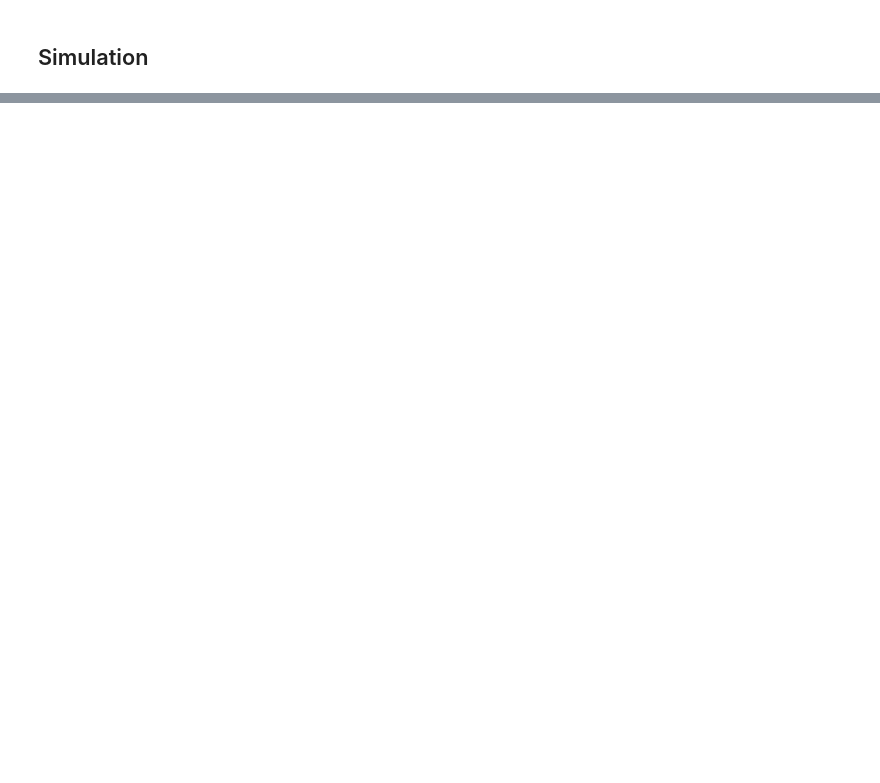
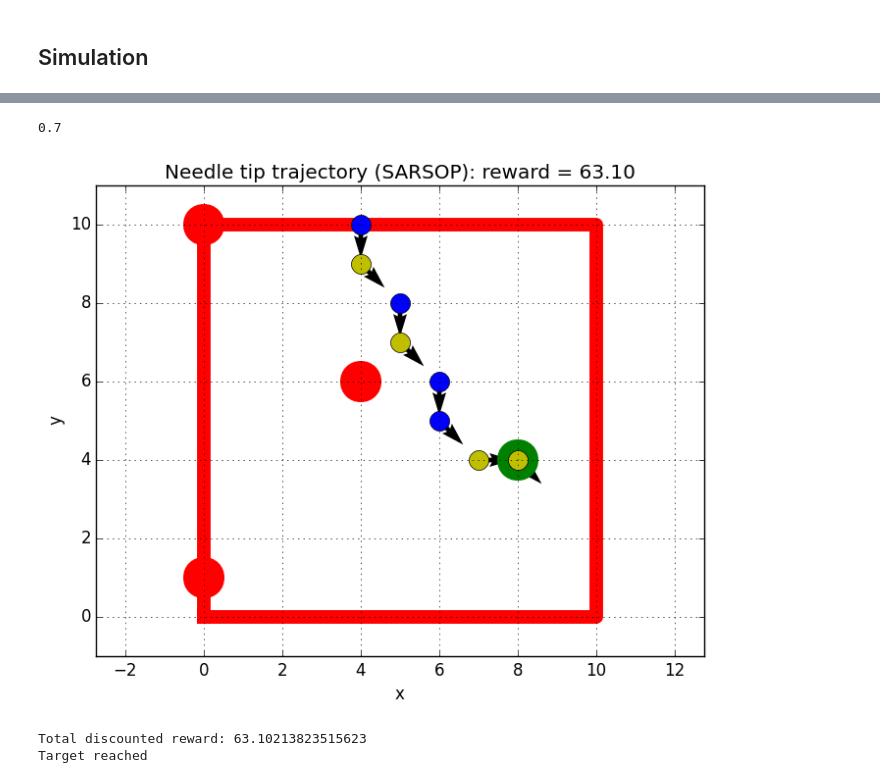
Before and after one commit to michaellin/NeedlePOMDP, a Jupyter notebook: project/NeedlePOMDPfrank.ipynb, the cells around one changed output, grey strips where cells are left out. Saved outputs shown, nothing was run; the diff lists cells and outputs as text; code cells hidden in the pictures; blank space fills up the shorter version.

```diff
--- a/project/NeedlePOMDPfrank.ipynb
+++ b/project/NeedlePOMDPfrank.ipynb
@@ -51,17 +51,24 @@ end
 function Needle(;sx::Int64 = 11, # size_x
                 sy::Int64 = 11, # size_y
                 spsi::Int64 = 8, # size_psi
-                rs::Vector{NeedleState} = [[NeedleState(5,4,psi) for psi = 1:spsi]; # target states
+#                 rs::Vector{NeedleState} = [[NeedleState(5,4,psi) for psi = 1:spsi]; # target states
+#                                             [NeedleState(4,6,psi) for psi = 1:spsi]; # obstacle states
+#                                             [NeedleState(6,6,psi) for psi = 1:spsi]; # obstacle states
+#                                             [NeedleState(7,4,psi) for psi = 1:spsi]; # obstacle states
+#                                             [NeedleState(0,y,psi) for y = 0:sy-1, psi = 3:7][:]; # boundary states
+#                                             [NeedleState(sx,y,psi) for y = 0:sy-1, psi = [1:3;7:spsi]][:];
+#                                             [NeedleState(x,0,psi) for x = 1:sx-2, psi = [5:spsi;1]][:];
+#                                             [NeedleState(x,sy,psi) for x = 1:sx-2, psi = 1:5][:]],
+#                 rv::Vector{Float64} = [fill(100.0,spsi); fill(-20.0,spsi*3); fill(-100,(2*sx+2*sy-4)*5)],
+                rs::Vector{NeedleState} = [[NeedleState(8,4,psi) for psi = 1:spsi]; # target states
                                             [NeedleState(4,6,psi) for psi = 1:spsi]; # obstacle states
-                                            [NeedleState(6,6,psi) for psi = 1:spsi]; # obstacle states
-                                            [NeedleState(7,4,psi) for psi = 1:spsi]; # obstacle states
                                             [NeedleState(0,y,psi) for y = 0:sy-1, psi = 3:7][:]; # boundary states
                                             [NeedleState(sx,y,psi) for y = 0:sy-1, psi = [1:3;7:spsi]][:];
                                             [NeedleState(x,0,psi) for x = 1:sx-2, psi = [5:spsi;1]][:];
                                             [NeedleState(x,sy,psi) for x = 1:sx-2, psi = 1:5][:]],
-                rv::Vector{Float64} = [fill(100.0,spsi); fill(-20.0,spsi*3); fill(-100,(2*sx+2*sy-4)*5)],
+                rv::Vector{Float64} = [fill(100.0,spsi); fill(-20.0,spsi); fill(-100,(2*sx+2*sy-4)*5)],
                 tp::Array{Float64} = [0.05, 0.9, 0.05, 0.0], # tprob
-                discount_factor::Float64 = 0.85)
+                discount_factor::Float64 = 0.95)
     return Needle(sx, sy, spsi, rs, rv, tp, discount_factor)
 end
 
@@ -563,6 +595,6 @@ using SARSOP # load the module
 pomdp = Needle()
 
 # initialize the solver
-solver = SARSOPSolver(timeout=600.0) # 5 min
+solver = SARSOPSolver(timeout=180.0) # 5 min
 # run the solve function
 policy = solve(solver, pomdp)
@@ -589 +687,51 @@ end
+# %%
+sum/20
+# %% [output]
+0.7
+# %%
+init_state = initial_state_distribution(pomdp, NeedleState(4,10,7))
+hist_SARSOP = HistoryRecorder(max_steps=100)
+r = simulate(hist_SARSOP, pomdp, policy, updater(policy), init_state)
+
+println("Total discounted reward: $r")
+
+if hist_SARSOP.state_hist[end].x == pomdp.reward_states[1].x && hist_SARSOP.state_hist[end].y == pomdp.reward_states[1].y
+    println("Target reached")
+else
+    println("Target missed")
+end
+# define tissue environment
+plot([0 10 10 0 0]',[0 0 10 10 0]',linewidth=10,color="r") # tissue bounds
+plot(pomdp.reward_states[1].x,pomdp.reward_states[1].y,marker="o",markersize=30,color="g",markeredgecolor="none")
+plot(pomdp.reward_states[9].x,pomdp.reward_states[9].y,marker="o",markersize=30,color="r",markeredgecolor="none")
+# plot(pomdp.reward_states[18].x,pomdp.reward_states[18].y,marker="o",markersize=30,color="r",markeredgecolor="none")
+# plot(pomdp.reward_states[27].x,pomdp.reward_states[27].y,marker="o",markersize=30,color="r",markeredgecolor="none")
+
+
+# needle trajectory
+steps = length(hist_SARSOP.state_hist)
+for i = 1:steps-1
+    state = hist_SARSOP.state_hist[i]
+    action = hist_SARSOP.action_hist[i]
+    if action == :cw
+        c = "y"
+    else
+        c = "b"
+    end
+    plot(state.x,state.y,color=c,marker="o",markersize=15)
+    quiver(state.x,state.y,0.5*cos((state.psi-1)*pi/4),0.5*sin((state.psi-1)*pi/4))
+end
+
+title(@sprintf("Needle tip trajectory (SARSOP): reward = %0.2f",r))
+axis("equal")
+axis([-1, 11, -1, 11])
+xlabel("x")
+ylabel("y")
+grid(true)
+
+savefig("SARSOP plot")
+# %% [output]
+[figure, added]
+Total discounted reward: 63.10213823515623
+Target reached
 # %%
```
Also changed, not shown: parts of 7 cells of this notebook, 1 other file.
